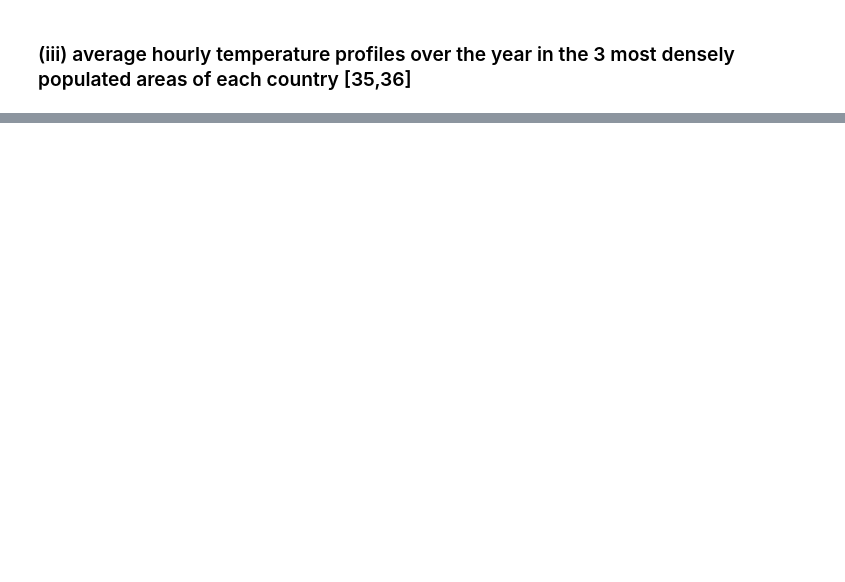
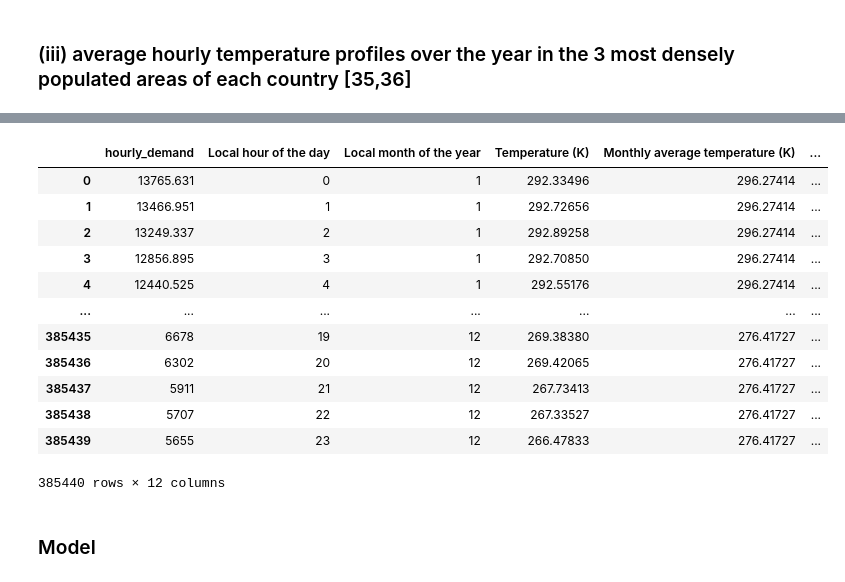
Before and after one commit to open-energy-transition/electric-demand-data, a Jupyter notebook: models/xgboost/XGBoost.ipynb, the cells around one changed output, grey strips where cells are left out. Saved outputs shown, nothing was run; the diff lists cells and outputs as text; code cells hidden in the pictures; blank space fills up the shorter version.

```diff
--- a/models/xgboost/XGBoost.ipynb
+++ b/models/xgboost/XGBoost.ipynb
@@ -324,0 +416,7 @@ Hourly_demand
+# %%
+combined_dataset = pd.merge(all_hourly_demand, df_temperature_top_1, on=["country_code", "index"])
+# %%
+combined_dataset = pd.merge(combined_dataset, df_temperature_top_3[["index","country_code","Temperature top_3 (K)"]], on=["country_code", "index"])
+# %%
+combined_dataset = pd.merge(combined_dataset, GDP_2015, on=["country_code"])
+combined_dataset = pd.merge(combined_dataset, ElectricityPerCapita_2015, on=["country_code"])
@@ -324,0 +434,27 @@ Hourly_demand
+# %%
+combined_dataset.drop(columns=[
+    "index",
+    "country_code",
+    "Time (UTC)",
+    "Local day of the week",
+    "Local year",
+    "Annual average temperature (K)",
+    ], inplace=True)
+# %%
+combined_dataset
+# %% [output]
+|  | hourly_demand | Local hour of the day | Local month of the year | Temperature (K) | Monthly average temperature (K) | ... |
+| 0 | 13765.631 | 0 | 1 | 292.33496 | 296.27414 | ... |
+| 1 | 13466.951 | 1 | 1 | 292.72656 | 296.27414 | ... |
+| 2 | 13249.337 | 2 | 1 | 292.89258 | 296.27414 | ... |
+| 3 | 12856.895 | 3 | 1 | 292.70850 | 296.27414 | ... |
+| 4 | 12440.525 | 4 | 1 | 292.55176 | 296.27414 | ... |
+| ... | ... | ... | ... | ... | ... | ... |
+| 385435 | 6678 | 19 | 12 | 269.38380 | 276.41727 | ... |
+| 385436 | 6302 | 20 | 12 | 269.42065 | 276.41727 | ... |
+| 385437 | 5911 | 21 | 12 | 267.73413 | 276.41727 | ... |
+| 385438 | 5707 | 22 | 12 | 267.33527 | 276.41727 | ... |
+| 385439 | 5655 | 23 | 12 | 266.47833 | 276.41727 | ... |
+385440 rows × 12 columns
+# %% [markdown]
+### Model
```
Also changed, not shown: parts of 54 cells of this notebook.
